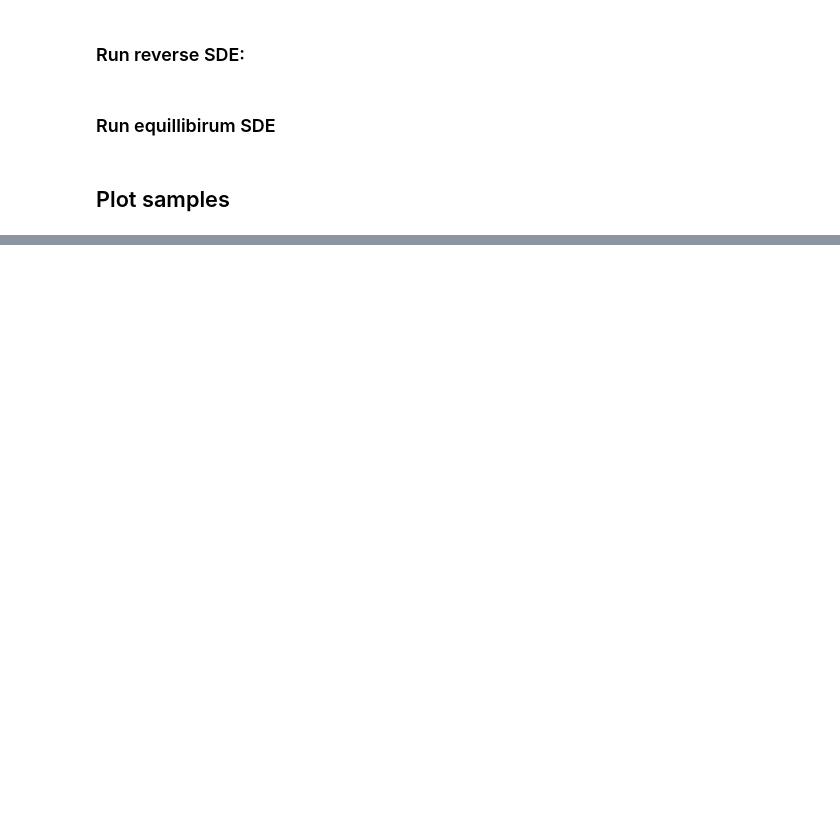
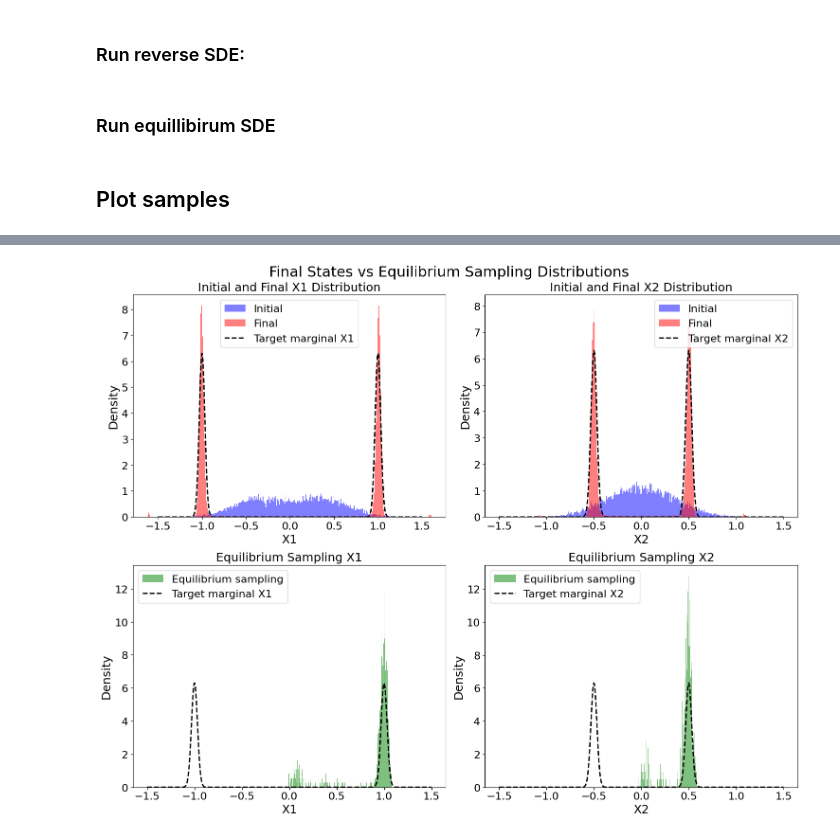
Before and after one commit to cyboesch/oscillator_dev, a Jupyter notebook: projects/physical-diffusion-models/notebooks/sampling-from-gaussian-mixture.ipynb, the cells around one changed output, grey strips where cells are left out. Cells and saved outputs as stored; diff of their text form; code cells hidden in the pictures; blank space fills up the shorter version.

```diff
--- a/projects/physical-diffusion-models/notebooks/sampling-from-gaussian-mixture.ipynb
+++ b/projects/physical-diffusion-models/notebooks/sampling-from-gaussian-mixture.ipynb
@@ -374,7 +472,7 @@ dt0 = 0.00000001
 atol = 1e-3
 rtol = 1e-5
 
-n_trajectories = 1000
+n_trajectories = 10000
 
 # Generate multiple initial states
 reverse_sde_key, subkey_initial = jr.split(reverse_sde_key)
@@ -463,14 +567,14 @@ fig, ((ax1, ax2), (ax3, ax4)) = plt.subplots(2, 2, figsize=(15, 12))
 fig.suptitle('Final States vs Equilibrium Sampling Distributions', fontsize=BIGGER_SIZE)
 
 # Top row: Initial and Final states
-ax1.hist(initial_states[:, 0], bins=30, alpha=0.5, density=True, label='Initial', color='blue')
-ax1.hist(final_states[:, 0], bins=30, alpha=0.5, density=True, label='Final', color='red')
-ax2.hist(initial_states[:, 1], bins=30, alpha=0.5, density=True, label='Initial', color='blue')
-ax2.hist(final_states[:, 1], bins=30, alpha=0.5, density=True, label='Final', color='red')
+ax1.hist(initial_states[:, 0], bins=300, alpha=0.5, density=True, label='Initial', color='blue')
+ax1.hist(final_states[:, 0], bins=300, alpha=0.5, density=True, label='Final', color='red')
+ax2.hist(initial_states[:, 1], bins=300, alpha=0.5, density=True, label='Initial', color='blue')
+ax2.hist(final_states[:, 1], bins=300, alpha=0.5, density=True, label='Final', color='red')
 
 # Bottom row: Equilibrium sampling in green
-ax3.hist(sde_samples_direct[:, 0], bins=30, alpha=0.5, density=True, label='Equilibrium sampling', color='green')
-ax4.hist(sde_samples_direct[:, 1], bins=30, alpha=0.5, density=True, label='Equilibrium sampling', color='green')
+ax3.hist(sde_samples_direct[:, 0], bins=300, alpha=0.5, density=True, label='Equilibrium sampling', color='green')
+ax4.hist(sde_samples_direct[:, 1], bins=300, alpha=0.5, density=True, label='Equilibrium sampling', color='green')
 
 # Add exact marginal Gaussians to all plots
 x = jnp.linspace(-1.5, 1.5, 1000)
@@ -483,30 +587,32 @@ for ax, dim in [(ax1, 0), (ax2, 1), (ax3, 0), (ax4, 1)]:
         std = jnp.sqrt(c[dim, dim])
         marginal += w * jnp.exp(-0.5 * ((x - mean) / std) ** 2) / (std * jnp.sqrt(2 * jnp.pi))
     ax.plot(x, marginal, '--k', linewidth=2, label=f'Target marginal {["X1", "X2"][dim]}')
 
     # Increase font sizes for tick labels
     ax.tick_params(axis='both', which='major', labelsize=SMALL_SIZE)
 
 # Set titles and labels with increased font sizes
 ax1.set_title('Initial and Final X1 Distribution', fontsize=MEDIUM_SIZE)
 ax1.set_xlabel('X1', fontsize=MEDIUM_SIZE)
 ax1.set_ylabel('Density', fontsize=MEDIUM_SIZE)
 ax1.legend(fontsize=SMALL_SIZE)
 
 ax2.set_title('Initial and Final X2 Distribution', fontsize=MEDIUM_SIZE)
 ax2.set_xlabel('X2', fontsize=MEDIUM_SIZE)
 ax2.set_ylabel('Density', fontsize=MEDIUM_SIZE)
 ax2.legend(fontsize=SMALL_SIZE)
 
 ax3.set_title('Equilibrium Sampling X1', fontsize=MEDIUM_SIZE)
 ax3.set_xlabel('X1', fontsize=MEDIUM_SIZE)
 ax3.set_ylabel('Density', fontsize=MEDIUM_SIZE)
 ax3.legend(fontsize=SMALL_SIZE)
 
 ax4.set_title('Equilibrium Sampling X2', fontsize=MEDIUM_SIZE)
 ax4.set_xlabel('X2', fontsize=MEDIUM_SIZE)
 ax4.set_ylabel('Density', fontsize=MEDIUM_SIZE)
 ax4.legend(fontsize=SMALL_SIZE)
 
 plt.tight_layout()
 plt.show()
+# %% [output]
+[figure, added]
```
Also changed, not shown: parts of 12 cells of this notebook.
